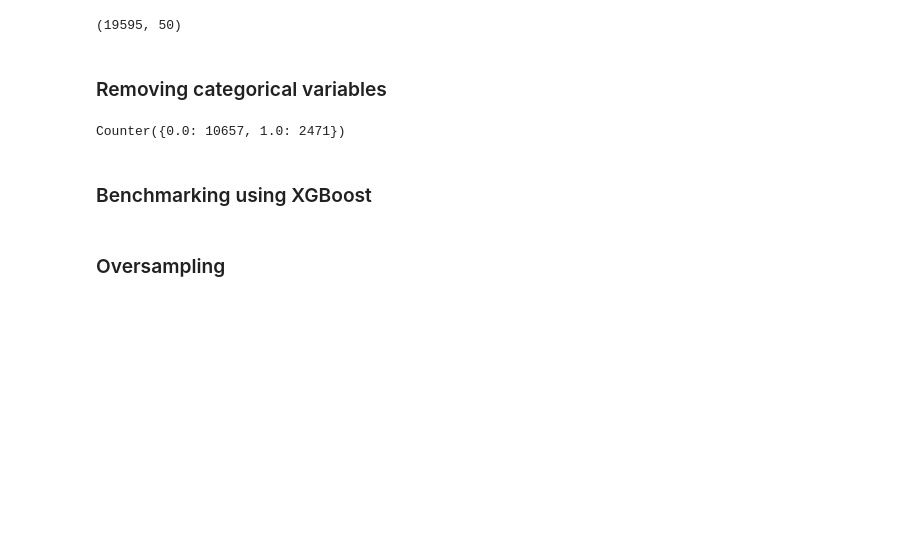
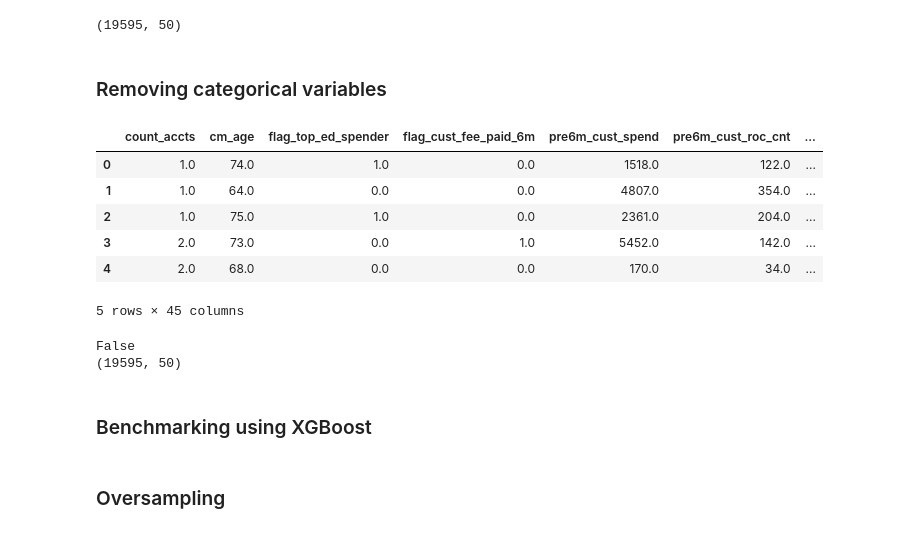
Before and after one commit to gsunit/Amex-Analyse-This-IITK, a Jupyter notebook: benchmarking.ipynb, the cells around one changed output. Saved outputs shown, nothing was run; the diff lists cells and outputs as text; code cells hidden in the pictures; blank space fills up the shorter version.

```diff
--- a/benchmarking.ipynb
+++ b/benchmarking.ipynb
@@ -32,3 +40,13 @@ df.shape
 (19595, 50)
 # %% [markdown]
 ### Removing categorical variables
+# %%
+X.head()
+# %% [output]
+|  | count_accts | cm_age | flag_top_ed_spender | flag_cust_fee_paid_6m | pre6m_cust_spend | pre6m_cust_roc_cnt | ... |
+| 0 | 1.0 | 74.0 | 1.0 | 0.0 | 1518.0 | 122.0 | ... |
+| 1 | 1.0 | 64.0 | 0.0 | 0.0 | 4807.0 | 354.0 | ... |
+| 2 | 1.0 | 75.0 | 1.0 | 0.0 | 2361.0 | 204.0 | ... |
+| 3 | 2.0 | 73.0 | 0.0 | 1.0 | 5452.0 | 142.0 | ... |
+| 4 | 2.0 | 68.0 | 0.0 | 0.0 | 170.0 | 34.0 | ... |
+5 rows × 45 columns
@@ -35,15 +66,14 @@ df.shape
 # %%
-df_non_cat = df.select_dtypes(exclude=['object'])
+df_t = DataFrameImputer().fit_transform(df)
 
-X = df_non_cat.drop(columns='profitable_flag').values
-Y = df_non_cat['profitable_flag'].values
-
-test_size = 0.33
-X_train, X_test, Y_train, Y_test = train_test_split(X, Y, test_size=test_size)
-
-print(Counter(Y_train))
+print(df_t.isna().any().any())
+print(df_t.shape)
+X = df_t.drop(columns=['profitable_flag', 'cust_id', 'acq_sub_chn', 'acq_type_grp', 'fee_type_grp'])
+Y = df_t['profitable_flag']
+X_train, X_test, Y_train, Y_test=train_test_split(X, Y, test_size=0.2)
 # %% [output]
-Counter({0.0: 10657, 1.0: 2471})
+False
+(19595, 50)
 # %% [markdown]
 ### Benchmarking using XGBoost
 # %%
```
Also changed, not shown: parts of 42 cells of this notebook, 3 other files.
